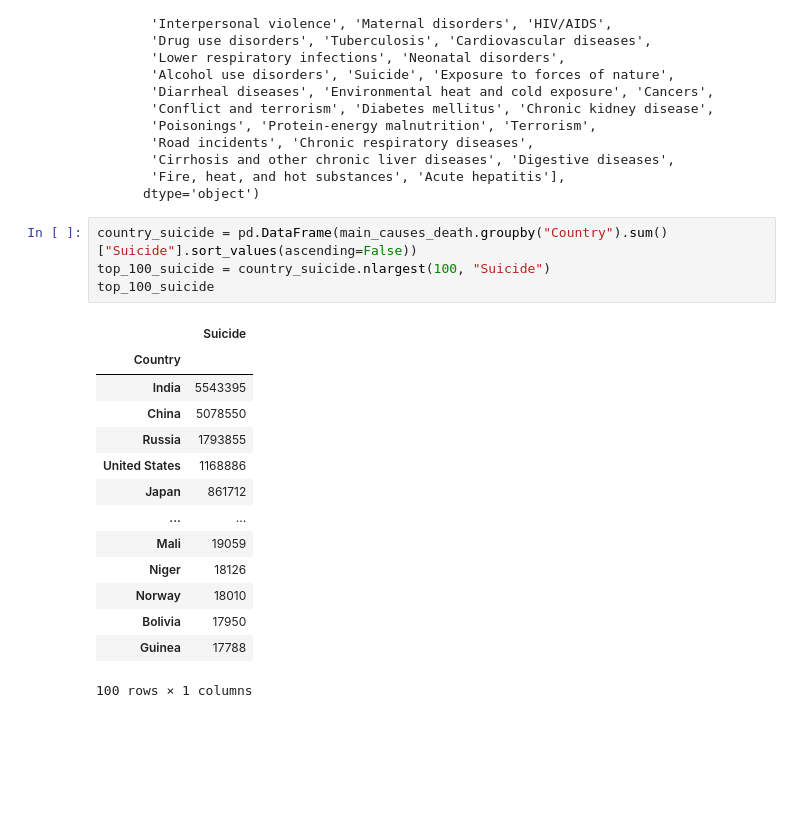
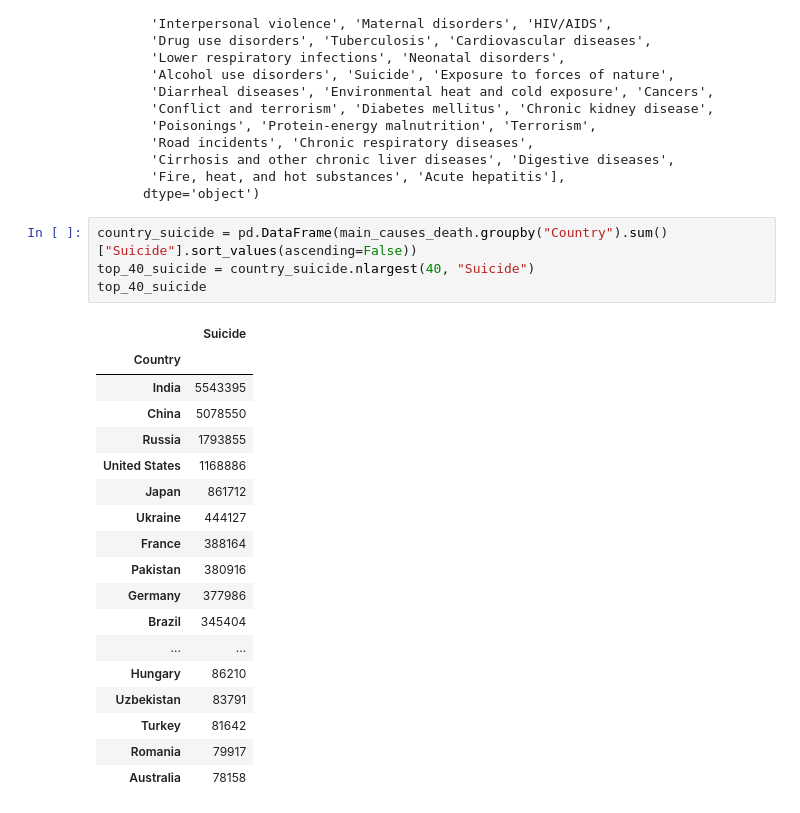
Before and after one commit to mialroso/project_challenge1, a Jupyter notebook: project_1.0.ipynb, the cells around one changed output. Drawn from its saved outputs; the diff is of its cells as text; blank space fills up the shorter version.

```diff
--- a/project_1.0.ipynb
+++ b/project_1.0.ipynb
@@ -91,20 +77,24 @@ Index(['Country', 'Code', 'Year', 'Executions', 'Meningitis',
       dtype='object')
 # %%
 country_suicide = pd.DataFrame(main_causes_death.groupby("Country").sum()["Suicide"].sort_values(ascending=False))
-top_100_suicide = country_suicide.nlargest(100, "Suicide")
-top_100_suicide
+top_40_suicide = country_suicide.nlargest(40, "Suicide")
+top_40_suicide
 # %% [output]
 |  | Suicide |
 | Country |  |
 | India | 5543395 |
 | China | 5078550 |
 | Russia | 1793855 |
 | United States | 1168886 |
 | Japan | 861712 |
+| Ukraine | 444127 |
+| France | 388164 |
+| Pakistan | 380916 |
+| Germany | 377986 |
+| Brazil | 345404 |
 | ... | ... |
-| Mali | 19059 |
-| Niger | 18126 |
-| Norway | 18010 |
-| Bolivia | 17950 |
-| Guinea | 17788 |
+| Hungary | 86210 |
+| Uzbekistan | 83791 |
+| Turkey | 81642 |
+| Romania | 79917 |
+| Australia | 78158 |
-100 rows × 1 columns
```
Also changed, not shown: parts of 18 cells of this notebook, 8 other files.
